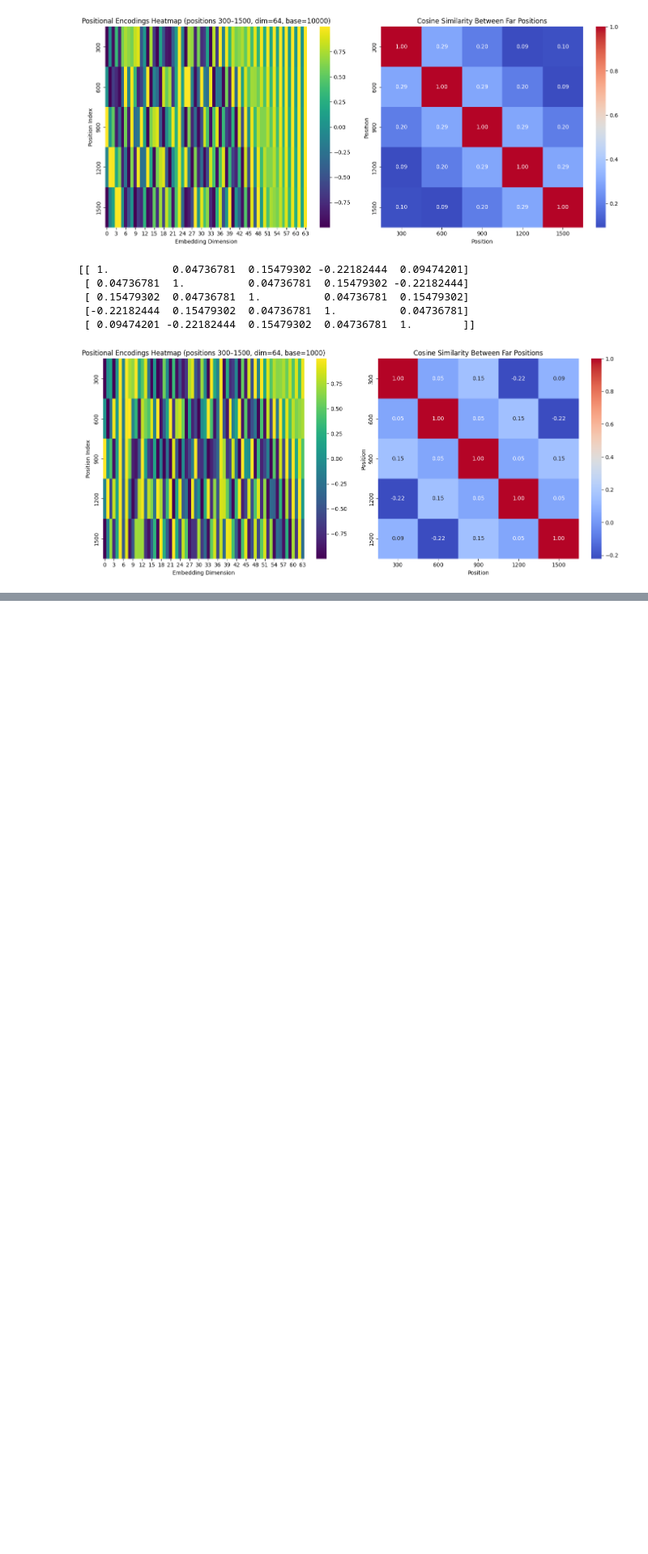
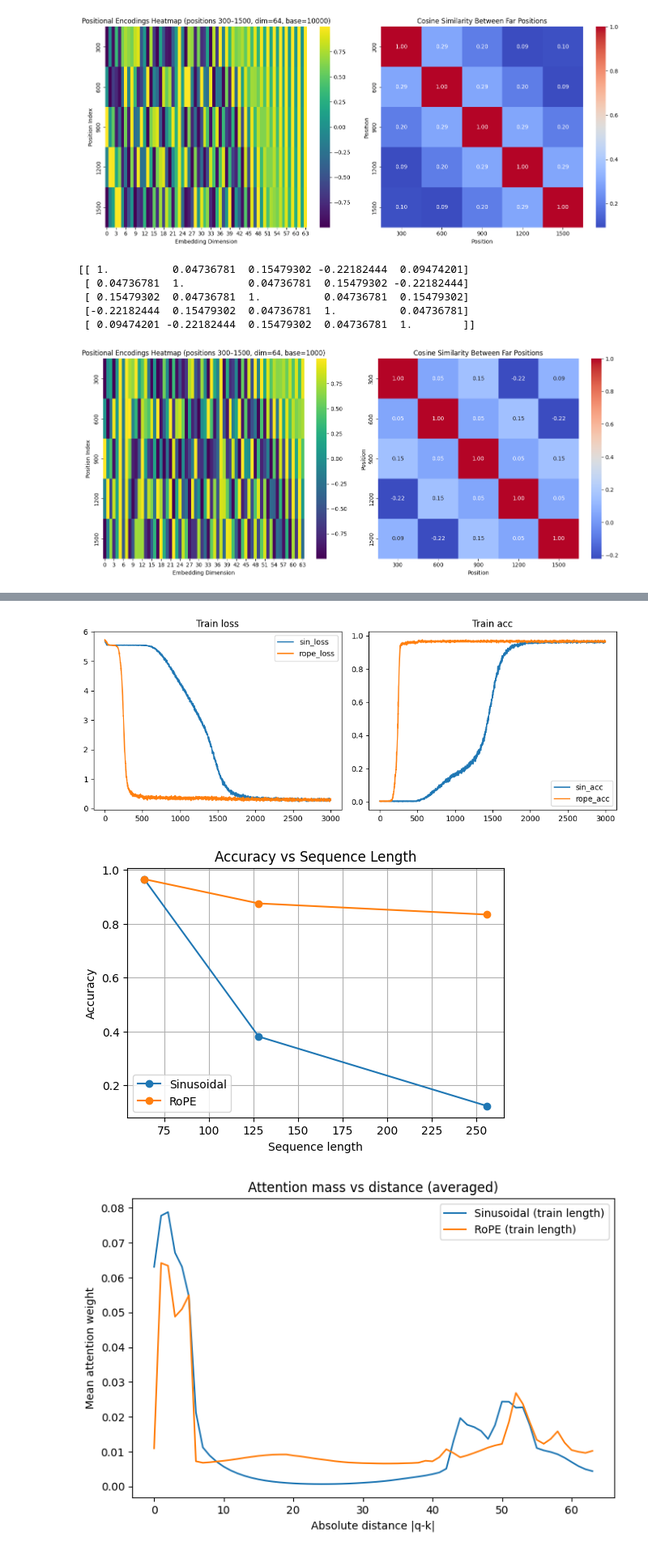
Before and after one commit to bhushansshah/All-About-LLMs, a Jupyter notebook: PositionalEmbeddings/positional_embeddings.ipynb, the cells around one changed output, grey strips where cells are left out. Shown at 81% size. Saved outputs shown, nothing was run; the diff lists cells and outputs as text; code cells hidden in the pictures; blank space fills up the shorter version.

Commit message:
Updating the rope implementation and exploration

```diff
--- a/PositionalEmbeddings/positional_embeddings.ipynb
+++ b/PositionalEmbeddings/positional_embeddings.ipynb
@@ -323,0 +272,5 @@ The positional vectors form a smooth, quasi-periodic manifold where geometric re
+# %%
+#map for element in the vocabulary to a fixed value for a local range
+local_map = {i: random.randint(LOCAL_RANGE[0], LOCAL_RANGE[1]) for i in range(VOCAB)}
+#map for element in the vocabulary to a fixed value for a far range
+far_map = {i: random.randint(FAR_RANGE[0], FAR_RANGE[1]) for i in range(VOCAB)}
@@ -323,0 +646,31 @@ The positional vectors form a smooth, quasi-periodic manifold where geometric re
+# %%
+# -------------------------
+# Main
+# -------------------------
+if __name__ == "__main__":
+    sin_model, rope_model, results, sin_hist, rope_hist = run_experiment()
+
+    # plotting
+    plot_train_curves(sin_hist, rope_hist)
+    plot_accuracy_vs_length(results)
+    plot_attention_distance(results)
+
+    # show one example attention heatmap for long length
+    L_long = max(L_TESTS)
+    _, _, sin_attn_batches = results["sin"][L_long]["attn"][0] if False else (None,None, results["sin"][L_long]["attn"])  # keep old API compatibility
+    # pick the first captured batch and first layer
+    sin_first_batch = results["sin"][L_long]["attn"][0][0].numpy()  # layer0, shape (B, heads, S, S)
+    rope_first_batch = results["rope"][L_long]["attn"][0][0].numpy()
+    # average heads to plot
+    sin_mean = sin_first_batch.mean(axis=1)[0]  # (S,S)
+    rope_mean = rope_first_batch.mean(axis=1)[0]
+    plt.figure(figsize=(10,4))
+    plt.subplot(1,2,1)
+    sns.heatmap(sin_mean, cmap="viridis")
+    plt.title("Sin attention (long length) - mean over heads")
+    plt.subplot(1,2,2)
+    sns.heatmap(rope_mean, cmap="viridis")
+    plt.title("RoPE attention (long length) - mean over heads")
+    plt.tight_layout()
+    plt.show()
+# %% [output]
@@ -323,0 +694,3 @@ The positional vectors form a smooth, quasi-periodic manifold where geometric re
+[figure, added]
+[figure, added]
+[figure, added]
```
Also changed, not shown: parts of 13 cells of this notebook, 11 other files.
